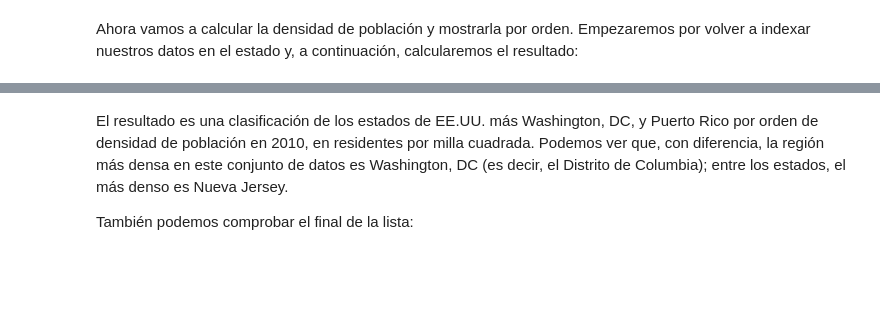
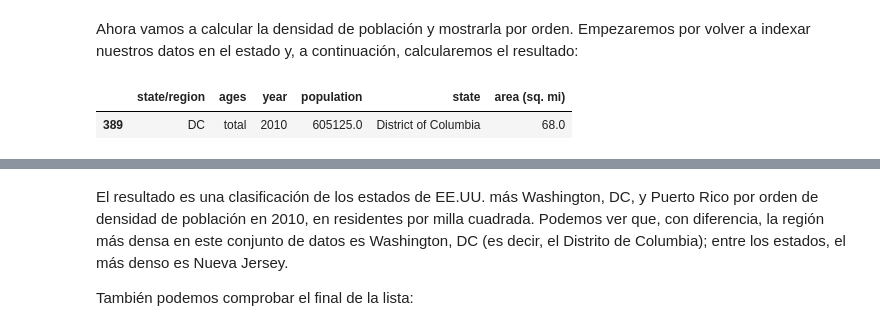
Before and after one commit to LauraGSanchz/DS_PT_09_2023, a Jupyter notebook: Data_Analysis/2-Pandas/Teoría/7_Merge-and-Join.ipynb, the cells around one changed output, grey strips where cells are left out. Saved outputs shown, nothing was run; the diff lists cells and outputs as text; code cells hidden in the pictures; blank space fills up the shorter version.

```diff
--- a/Data_Analysis/2-Pandas/Teoría/7_Merge-and-Join.ipynb
+++ b/Data_Analysis/2-Pandas/Teoría/7_Merge-and-Join.ipynb
@@ -357,6 +685,12 @@ data2010.head()
 # %% [markdown]
 Ahora vamos a calcular la densidad de población y mostrarla por orden.
 Empezaremos por volver a indexar nuestros datos en el estado y, a continuación, calcularemos el resultado:
+# %%
+data2010[data2010['state'] == 'District of Columbia']
+# si NY tuviera la densidad de alaska
+# %% [output]
+|  | state/region | ages | year | population | state | area (sq. mi) |
+| 389 | DC | total | 2010 | 605125.0 | District of Columbia | 68.0 |
 # %%
 data2010.set_index('state', inplace=True)
 density = data2010['population'] / data2010['area (sq. mi)']
```
Also changed, not shown: parts of 33 cells of this notebook.
